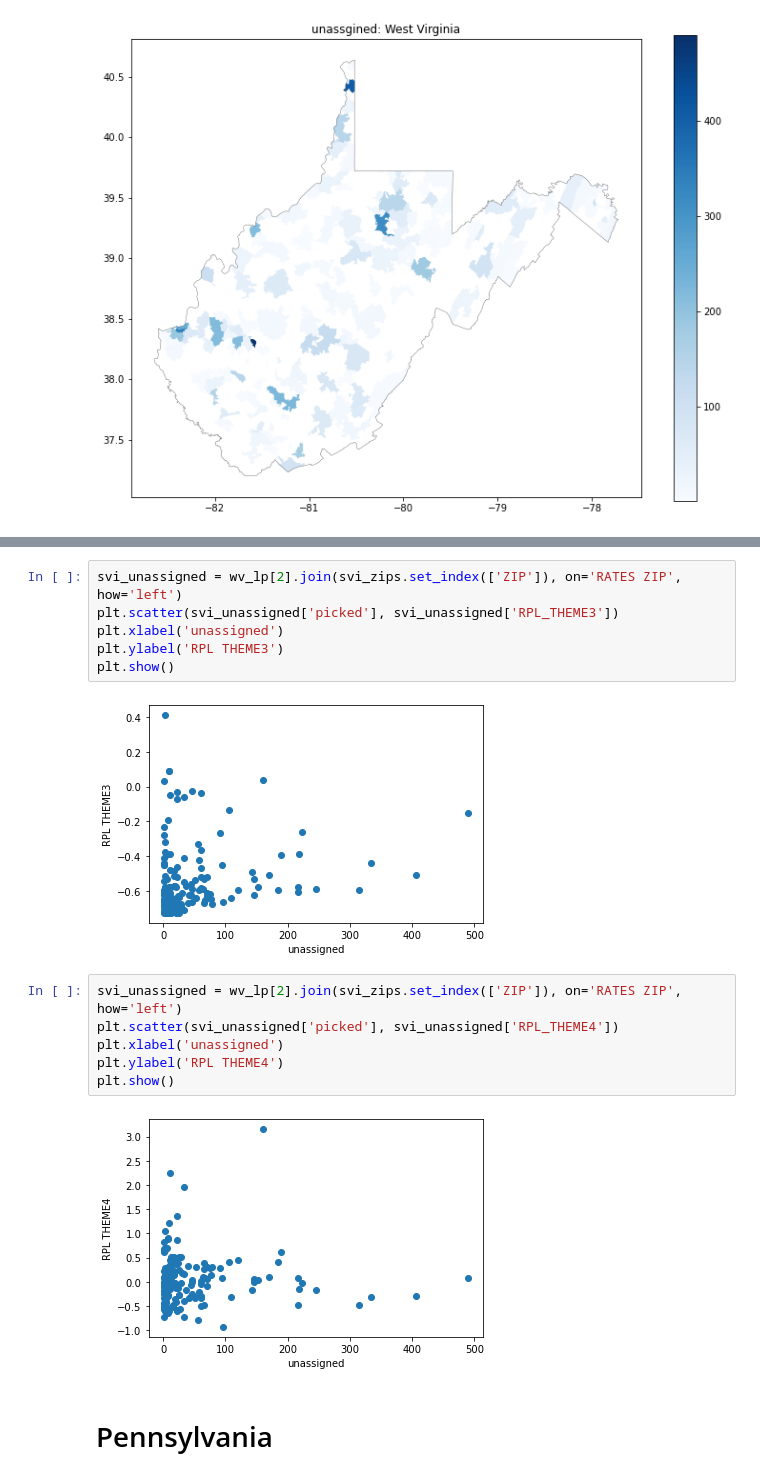
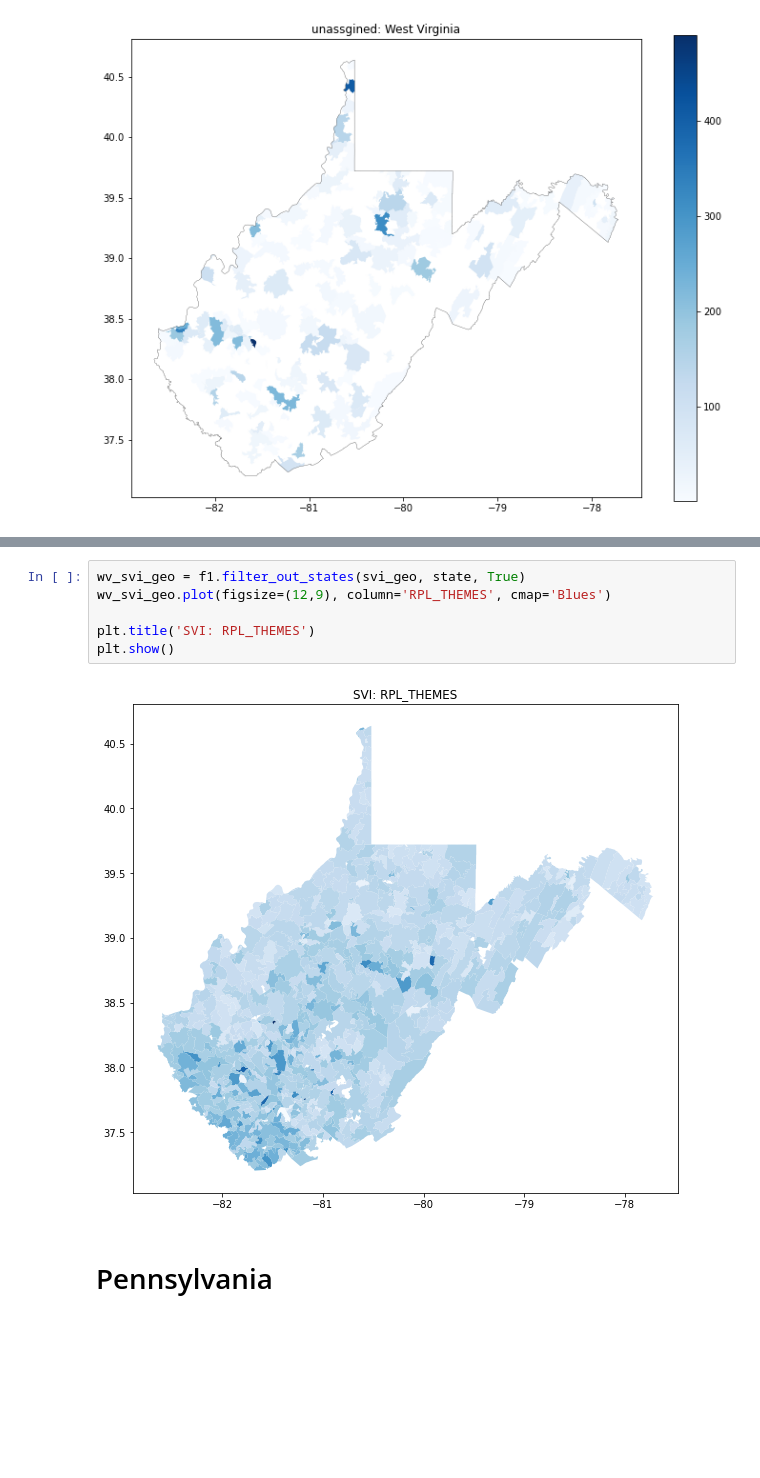
Before and after one commit to kaden-call2/Underserved_otp, a Jupyter notebook: final_notebook.ipynb, the cells around one changed output, grey strips where cells are left out. Cells and saved outputs as stored; diff of their text form; blank space fills up the shorter version.

```diff
--- a/final_notebook.ipynb
+++ b/final_notebook.ipynb
@@ -127,19 +84,11 @@ Name: RPL_THEME2, dtype: float64
-# %%
-svi_unassigned = wv_lp[2].join(svi_zips.set_index(['ZIP']), on='RATES ZIP', how='left')
-plt.scatter(svi_unassigned['picked'], svi_unassigned['RPL_THEME3'])
-plt.xlabel('unassigned')
-plt.ylabel('RPL THEME3')
-plt.show()
-# %% [output]
-[figure, removed]
-# %%
-svi_unassigned = wv_lp[2].join(svi_zips.set_index(['ZIP']), on='RATES ZIP', how='left')
-plt.scatter(svi_unassigned['picked'], svi_unassigned['RPL_THEME4'])
-plt.xlabel('unassigned')
-plt.ylabel('RPL THEME4')
-plt.show()
-# %% [output]
-[figure, removed]
+# %%
+wv_svi_geo = f1.filter_out_states(svi_geo, state, True)
+wv_svi_geo.plot(figsize=(12,9), column='RPL_THEMES', cmap='Blues')
+
+plt.title('SVI: RPL_THEMES')
+plt.show()
+# %% [output]
+[figure, added]
 # %% [markdown]
 # Pennsylvania
 # %%
```
Also changed, not shown: parts of 18 cells of this notebook, 2 other files.
